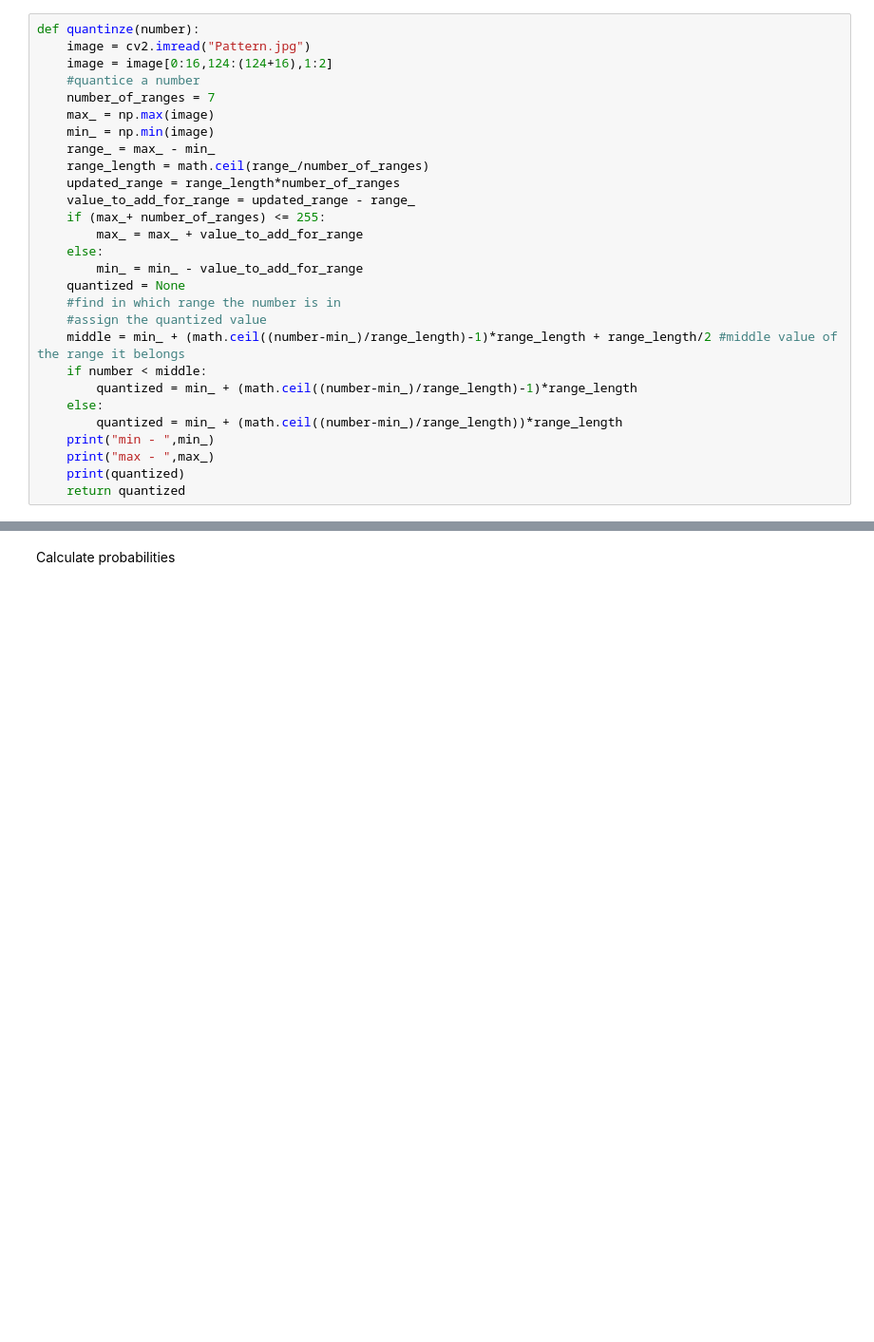
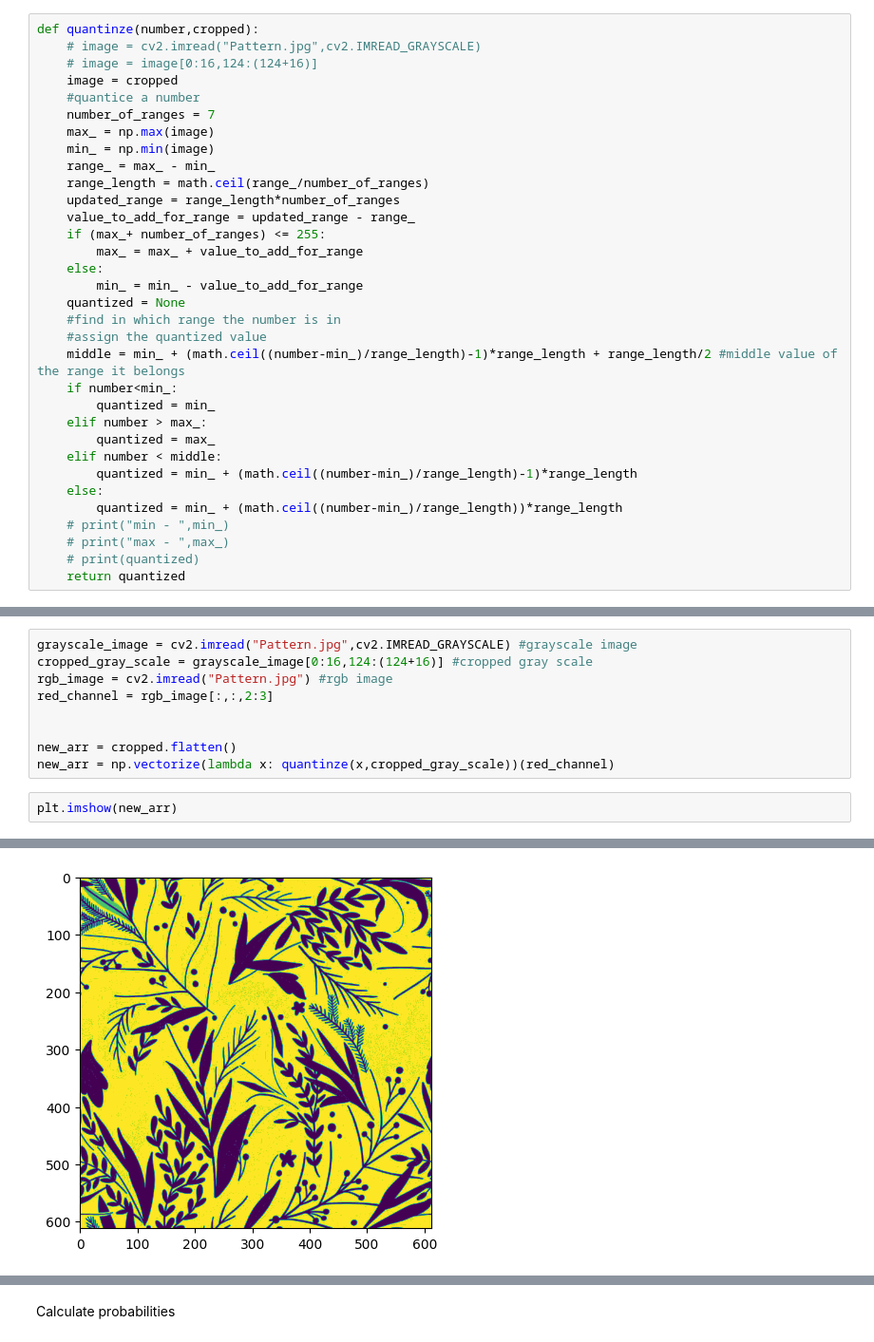
Before and after one commit to MilanBandara/huffman-coding, a Jupyter notebook: quantize.ipynb, the cells around one changed output, grey strips where cells are left out. Shown at 95% size. Cells and saved outputs as stored; diff of their text form; blank space fills up the shorter version.

```diff
--- a/quantize.ipynb
+++ b/quantize.ipynb
@@ -56,7 +168,8 @@ updated range -  168
 # %%
-def quantinze(number):
-    image = cv2.imread("Pattern.jpg")
-    image = image[0:16,124:(124+16),1:2]
+def quantinze(number,cropped):
+    # image = cv2.imread("Pattern.jpg",cv2.IMREAD_GRAYSCALE)
+    # image = image[0:16,124:(124+16)]
+    image = cropped
     #quantice a number
     number_of_ranges = 7
     max_ = np.max(image)
@@ -73,11 +186,15 @@ def quantinze(number):
     #find in which range the number is in
     #assign the quantized value
     middle = min_ + (math.ceil((number-min_)/range_length)-1)*range_length + range_length/2 #middle value of the range it belongs
-    if number < middle:
+    if number<min_:
+        quantized = min_
+    elif number > max_:
+        quantized = max_
+    elif number < middle:
         quantized = min_ + (math.ceil((number-min_)/range_length)-1)*range_length
     else:
         quantized = min_ + (math.ceil((number-min_)/range_length))*range_length
-    print("min - ",min_)
-    print("max - ",max_)
-    print(quantized)
+    # print("min - ",min_)
+    # print("max - ",max_)
+    # print(quantized)
     return quantized
@@ -111,0 +210,12 @@ max -  255
+# %%
+grayscale_image = cv2.imread("Pattern.jpg",cv2.IMREAD_GRAYSCALE) #grayscale image
+cropped_gray_scale = grayscale_image[0:16,124:(124+16)] #cropped gray scale
+rgb_image = cv2.imread("Pattern.jpg") #rgb image
+red_channel = rgb_image[:,:,2:3]
+
+
+new_arr = cropped.flatten()
+new_arr = np.vectorize(lambda x: quantinze(x,cropped_gray_scale))(red_channel)
+# %%
+plt.imshow(new_arr)
+# %% [output]
@@ -111,0 +223 @@ max -  255
+[figure, added]
```
Also changed, not shown: parts of 25 cells of this notebook, 1 other file.
